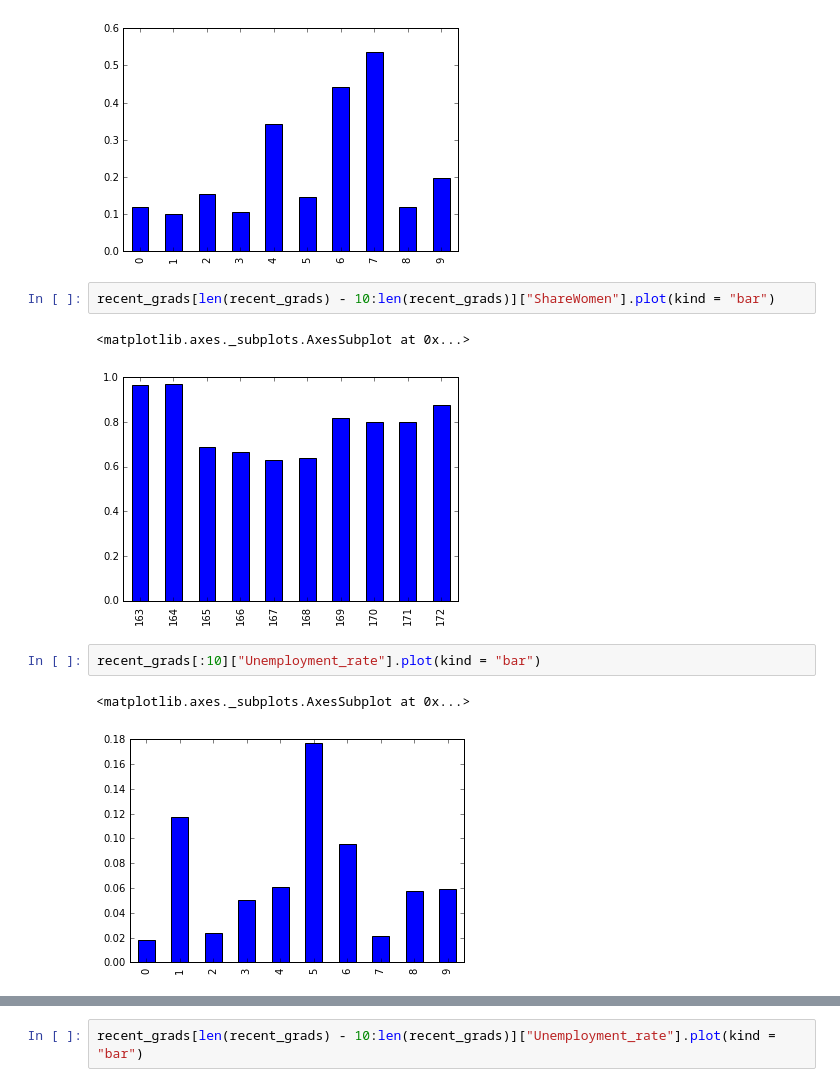
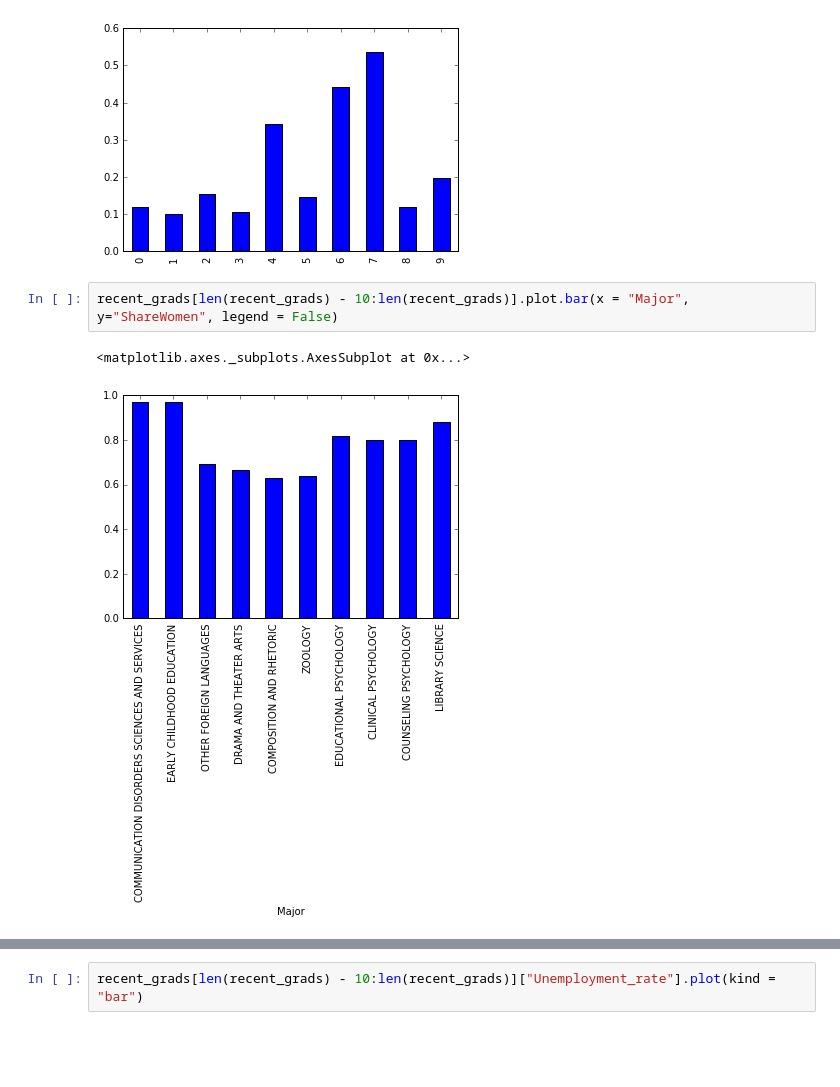
Before and after one commit to ronit111/Earnings-based-on-college-majors, a Jupyter notebook: Guided Project- Visualizing Earnings Based On College Majors/Basics.ipynb, the cells around one changed output, grey strips where cells are left out. Drawn from its saved outputs; the diff is of its cells as text; blank space fills up the shorter version.

```diff
--- a/Guided Project- Visualizing Earnings Based On College Majors/Basics.ipynb
+++ b/Guided Project- Visualizing Earnings Based On College Majors/Basics.ipynb
@@ -171,12 +171,7 @@ recent_grads[:10]["ShareWomen"].plot(kind = "bar")
 <matplotlib.axes._subplots.AxesSubplot at 0x...>
 [figure]
 # %%
-recent_grads[len(recent_grads) - 10:len(recent_grads)]["ShareWomen"].plot(kind = "bar")
+recent_grads[len(recent_grads) - 10:len(recent_grads)].plot.bar(x = "Major", y="ShareWomen", legend = False)
 # %% [output]
 <matplotlib.axes._subplots.AxesSubplot at 0x...>
-[figure, old version]
+[figure, new version]
-# %%
-recent_grads[:10]["Unemployment_rate"].plot(kind = "bar")
-# %% [output]
-<matplotlib.axes._subplots.AxesSubplot at 0x...>
-[figure, removed]
```
Also changed, not shown: parts of 1 cell of this notebook.
